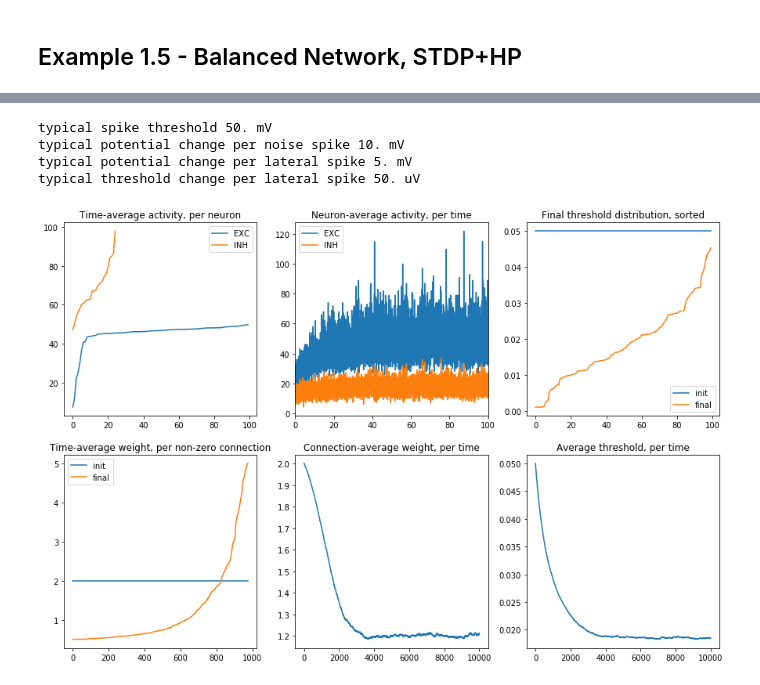
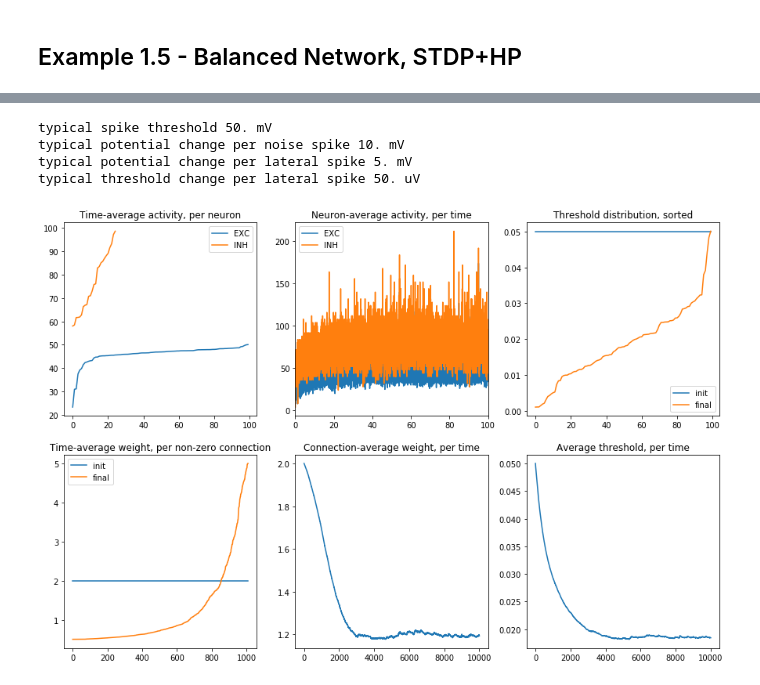
Before and after one commit to aleksejs-fomins/memory-hippo-ca3, a Jupyter notebook: self-contained/reservoir/reservoir-lif.ipynb, the cells around one changed output, grey strips where cells are left out. Drawn from its saved outputs; the diff is of its cells as text; code cells hidden in the pictures.

```diff
--- a/self-contained/reservoir/reservoir-lif.ipynb
+++ b/self-contained/reservoir/reservoir-lif.ipynb
@@ -68,6 +68,7 @@ spikemon_exc = SpikeMonitor(G_EXC)
 #######################################
 # Run sim
 #######################################
+START_TIME = 0*ms
 RUN_TIME = 2000*ms
 
 run(RUN_TIME)
@@ -81,14 +82,11 @@ spike_times = np.array(spikemon_exc.t)
 
 spikesPerNeuron = traces_lib.spikes2lists(spike_idxs, spike_times, p['N'])
 avgRatePerNeuron = np.array([len(sp) / RUN_TIME for sp in spikesPerNeuron]).astype(float)
-avgNetworkRate_t, avgNetworkRate_r = traces_lib.spikes2rate(spike_times, RUN_TIME, 10*ms)
-# n1_t, n1_r = traces_lib.spikes2rate(spikesPerNeuron[0], RUN_TIME, 10*ms)
-# n2_t, n2_r = traces_lib.spikes2rate(spikesPerNeuron[1], RUN_TIME, 10*ms)
-# n3_t, n3_r = traces_lib.spikes2rate(spikesPerNeuron[2], RUN_TIME, 10*ms)
+avgNetworkRate_t, avgNetworkRate_r = traces_lib.spikes2rate(spike_times, START_TIME, RUN_TIME, 10*ms)
 
 fig, ax = plt.subplots(ncols=3, figsize=(15, 5))
 ax[0].plot(np.sort(avgRatePerNeuron))
-ax[1].plot(avgNetworkRate_t, avgNetworkRate_r)
+ax[1].plot(avgNetworkRate_t, avgNetworkRate_r / p['N'])
 ax[2].plot(spikesPerNeuron[0], np.ones(len(spikesPerNeuron[0])), '.')
 ax[2].plot(spikesPerNeuron[1], np.ones(len(spikesPerNeuron[1])) + 1, '.')
 ax[2].plot(spikesPerNeuron[2], np.ones(len(spikesPerNeuron[2])) + 2, '.')
@@ -131,7 +130,7 @@ p = {
 }
 
 DV_NOISE_SPIKE = p['nu_V']                                       # Voltage increase per noise spike
-DV_EXC_SPIKE = p['LIF_T_0'] / (1.0 * p['N_EXC'] * p['p_conn'])   # Voltage increase per lateral exc spike
+DV_EXC_SPIKE = p['LIF_T_0'] / (2.0 * p['N_EXC'] * p['p_conn'])   # Voltage increase per lateral exc spike
 DV_INH_SPIKE = -4 * DV_EXC_SPIKE                                 # Voltage increase per lateral inh spike
 
 print("typical spike threshold", p['LIF_T_0'])
@@ -171,6 +170,7 @@ spikemon_inh = SpikeMonitor(G_INH)
 #######################################
 # Run sim
 #######################################
+START_TIME = 0*ms
 RUN_TIME = 2000*ms
 
 run(RUN_TIME)
@@ -190,10 +190,10 @@ for spmon, name in zip([spikemon_exc, spikemon_inh], ["EXC", "INH"]):
 
     spikesPerNeuron = traces_lib.spikes2lists(spike_idxs, spike_times, p['N_'+name])
     avgRatePerNeuron = np.array([len(sp) / RUN_TIME for sp in spikesPerNeuron]).astype(float)
-    avgNetworkRate_t, avgNetworkRate_r = traces_lib.spikes2rate(spike_times, RUN_TIME, 10*ms)
+    avgNetworkRate_t, avgNetworkRate_r = traces_lib.spikes2rate(spike_times, START_TIME, RUN_TIME, 10*ms)
 
     ax[0].plot(np.sort(avgRatePerNeuron), label=name)
-    ax[1].plot(avgNetworkRate_t, avgNetworkRate_r, label=name)
+    ax[1].plot(avgNetworkRate_t, avgNetworkRate_r / p['N_'+name], label=name)
 
 ax[0].legend()
 ax[1].legend()
@@ -279,6 +280,7 @@ statemon_T = StateMonitor(G_EXC, 'T', record=True, dt=10*ms)
 #######################################
 # Run sim
 #######################################
+START_TIME = 0*ms
 RUN_TIME = 20000*ms
 
 run(RUN_TIME)
@@ -291,7 +293,7 @@ fig, ax = plt.subplots(ncols=3, figsize=(15, 5))
 ax[1].set_xlim([0, float(RUN_TIME)])
 ax[0].set_title("Time-average activity, per neuron")
 ax[1].set_title("Neuron-average activity, per time")
-ax[2].set_title("Final threshold distribution, sorted")
+ax[2].set_title("Threshold distribution, sorted")
 
 ax[2].plot(np.sort(statemon_T.T[:, 0]), label='init')
 ax[2].plot(np.sort(statemon_T.T[:, -1]), label='final')
@@ -303,10 +305,10 @@ for spmon, name in zip([spikemon_exc, spikemon_inh], ["EXC", "INH"]):
 
     spikesPerNeuron = traces_lib.spikes2lists(spike_idxs, spike_times, p['N_'+name])
     avgRatePerNeuron = np.array([len(sp) / RUN_TIME for sp in spikesPerNeuron]).astype(float)
-    avgNetworkRate_t, avgNetworkRate_r = traces_lib.spikes2rate(spike_times, RUN_TIME, 10*ms)
+    avgNetworkRate_t, avgNetworkRate_r = traces_lib.spikes2rate(spike_times, START_TIME, RUN_TIME, 10*ms)
 
     ax[0].plot(np.sort(avgRatePerNeuron), label=name)
-    ax[1].plot(avgNetworkRate_t, avgNetworkRate_r, label=name)
+    ax[1].plot(avgNetworkRate_t, avgNetworkRate_r / p['N_'+name], label=name)
 
 ax[0].legend()
 ax[1].legend()
@@ -407,7 +411,8 @@ statemon_s_exc_exc = StateMonitor(S_EXC_EXC, 'w', record=True, dt=10*ms)
 #######################################
 # Run sim
 #######################################
-RUN_TIME = 40000*ms
+START_TIME = 0*ms
+RUN_TIME = 100000*ms
 
 run(RUN_TIME)
 
@@ -428,10 +433,10 @@ for spmon, name in zip([spikemon_exc, spikemon_inh], ["EXC", "INH"]):
 
     spikesPerNeuron = traces_lib.spikes2lists(spike_idxs, spike_times, p['N_'+name])
     avgRatePerNeuron = np.array([len(sp) / RUN_TIME for sp in spikesPerNeuron]).astype(float)
-    avgNetworkRate_t, avgNetworkRate_r = traces_lib.spikes2rate(spike_times, RUN_TIME, 10*ms)
+    avgNetworkRate_t, avgNetworkRate_r = traces_lib.spikes2rate(spike_times, START_TIME, RUN_TIME, 10*ms)
 
     ax[0][0].plot(np.sort(avgRatePerNeuron), label=name)
-    ax[0][1].plot(avgNetworkRate_t, avgNetworkRate_r, label=name)
+    ax[0][1].plot(avgNetworkRate_t, avgNetworkRate_r / p['N_'+name], label=name)
 
 ax[1][0].plot(np.sort(statemon_s_exc_exc.w[:, 0]), label='init')
 ax[1][0].plot(np.sort(statemon_s_exc_exc.w[:, -1]), label='final')
@@ -544,6 +551,7 @@ statemon_T = StateMonitor(G_EXC, 'T', record=True, dt=10*ms)
 #######################################
 # Run sim
 #######################################
+START_TIME = 0*ms
 RUN_TIME = 100000*ms
 
 run(RUN_TIME)
@@ -556,7 +564,7 @@ fig, ax = plt.subplots(nrows = 2, ncols=3, figsize=(15, 10))
 ax[0][1].set_xlim([0, float(RUN_TIME)])
 ax[0][0].set_title("Time-average activity, per neuron")
 ax[0][1].set_title("Neuron-average activity, per time")
-ax[0][2].set_title("Final threshold distribution, sorted")
+ax[0][2].set_title("Threshold distribution, sorted")
 ax[1][0].set_title("Time-average weight, per non-zero connection")
 ax[1][1].set_title("Connection-average weight, per time")
 ax[1][2].set_title("Average threshold, per time")
@@ -571,10 +579,10 @@ for spmon, name in zip([spikemon_exc, spikemon_inh], ["EXC", "INH"]):
 
     spikesPerNeuron = traces_lib.spikes2lists(spike_idxs, spike_times, p['N_'+name])
     avgRatePerNeuron = np.array([len(sp) / RUN_TIME for sp in spikesPerNeuron]).astype(float)
-    avgNetworkRate_t, avgNetworkRate_r = traces_lib.spikes2rate(spike_times, RUN_TIME, 10*ms)
+    avgNetworkRate_t, avgNetworkRate_r = traces_lib.spikes2rate(spike_times, START_TIME, RUN_TIME, 10*ms)
 
     ax[0][0].plot(np.sort(avgRatePerNeuron), label=name)
-    ax[0][1].plot(avgNetworkRate_t, avgNetworkRate_r, label=name)
+    ax[0][1].plot(avgNetworkRate_t, avgNetworkRate_r / p['N_'+name], label=name)
 
 ax[1][0].plot(np.sort(statemon_s_exc_exc.w[:, 0]), label='init')
 ax[1][0].plot(np.sort(statemon_s_exc_exc.w[:, -1]), label='final')
@@ -590,5 +599,5 @@ INFO       No numerical integration method specified for group 'neurongroup_2',
 typical spike threshold 50. mV
 typical potential change per noise spike 10. mV
 typical potential change per lateral spike 5. mV
 typical threshold change per lateral spike 50. uV
-[figure, old version]
+[figure, new version]
```
Also changed, not shown: parts of 5 cells of this notebook, 4 other files.
